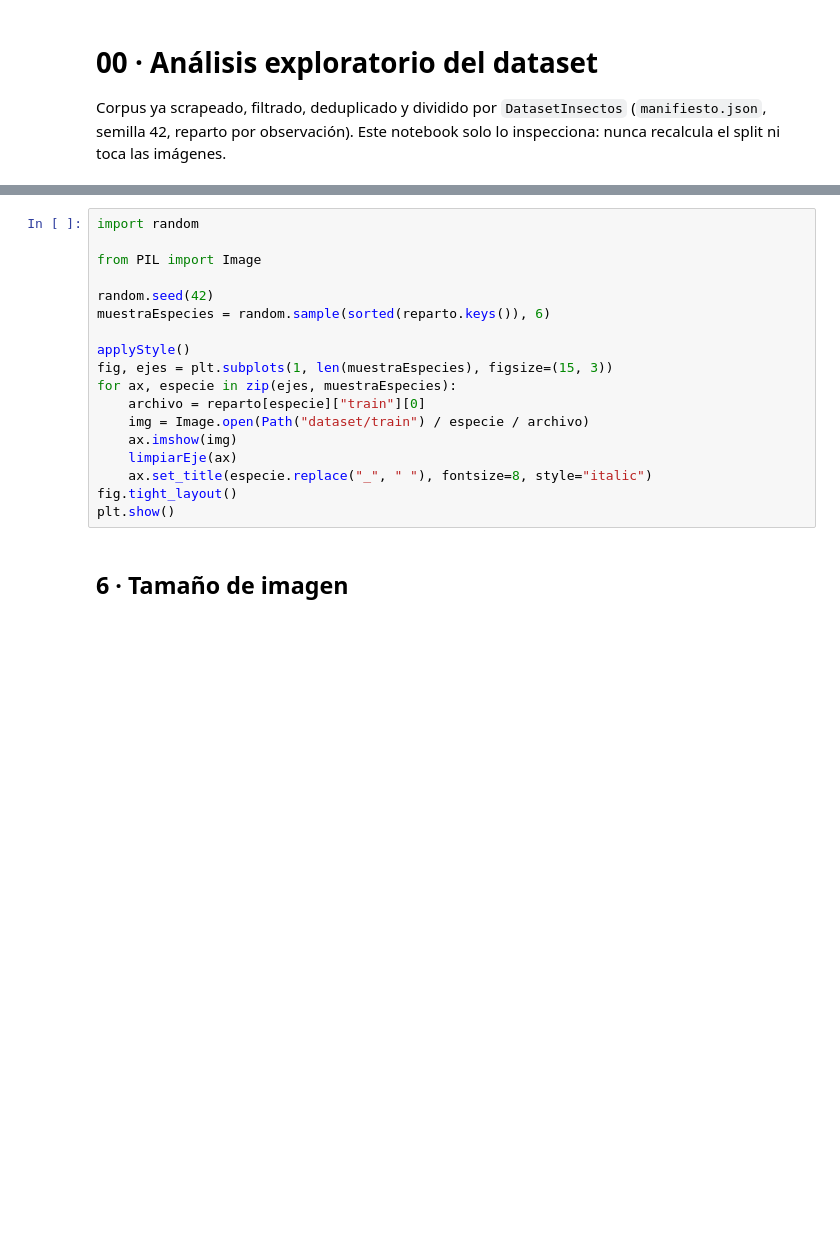
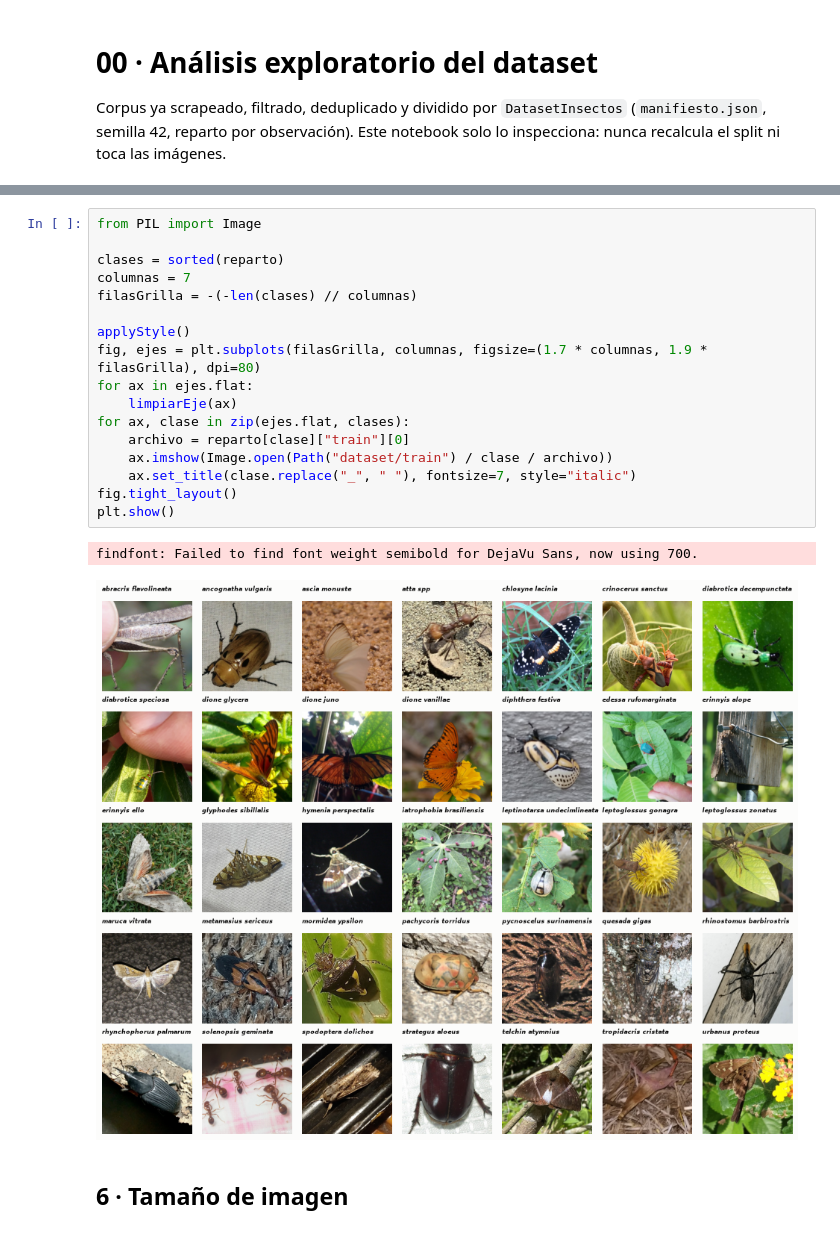
Before and after one commit to santiagoortizc/InsectModeling, a Jupyter notebook: notebooks/00_eda.ipynb, the cells around one changed output, grey strips where cells are left out. Saved outputs shown, nothing was run; the diff lists cells and outputs as text; blank space fills up the shorter version.

```diff
--- a/notebooks/00_eda.ipynb
+++ b/notebooks/00_eda.ipynb
@@ -93,21 +158,23 @@ plt.show()
 # %%
-import random
-
 from PIL import Image
 
-random.seed(42)
-muestraEspecies = random.sample(sorted(reparto.keys()), 6)
+clases = sorted(reparto)
+columnas = 7
+filasGrilla = -(-len(clases) // columnas)
 
 applyStyle()
-fig, ejes = plt.subplots(1, len(muestraEspecies), figsize=(15, 3))
-for ax, especie in zip(ejes, muestraEspecies):
-    archivo = reparto[especie]["train"][0]
-    img = Image.open(Path("dataset/train") / especie / archivo)
-    ax.imshow(img)
+fig, ejes = plt.subplots(filasGrilla, columnas, figsize=(1.7 * columnas, 1.9 * filasGrilla), dpi=80)
+for ax in ejes.flat:
     limpiarEje(ax)
-    ax.set_title(especie.replace("_", " "), fontsize=8, style="italic")
+for ax, clase in zip(ejes.flat, clases):
+    archivo = reparto[clase]["train"][0]
+    ax.imshow(Image.open(Path("dataset/train") / clase / archivo))
+    ax.set_title(clase.replace("_", " "), fontsize=7, style="italic")
 fig.tight_layout()
 plt.show()
+# %% [output]
+findfont: Failed to find font weight semibold for DejaVu Sans, now using 700.
+[figure, added]
 # %% [markdown]
 ## 6 · Tamaño de imagen
 # %%
```
Also changed, not shown: parts of 18 cells of this notebook, 1 other file.
